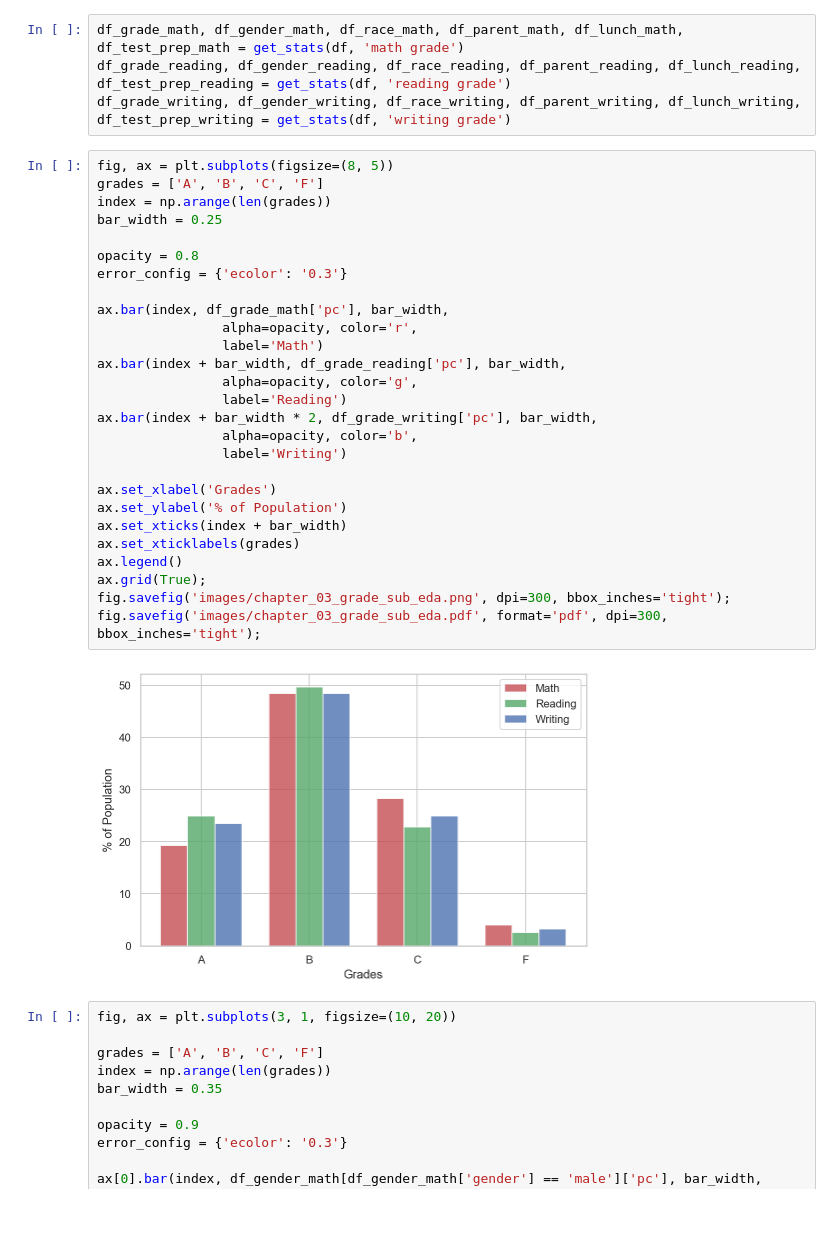
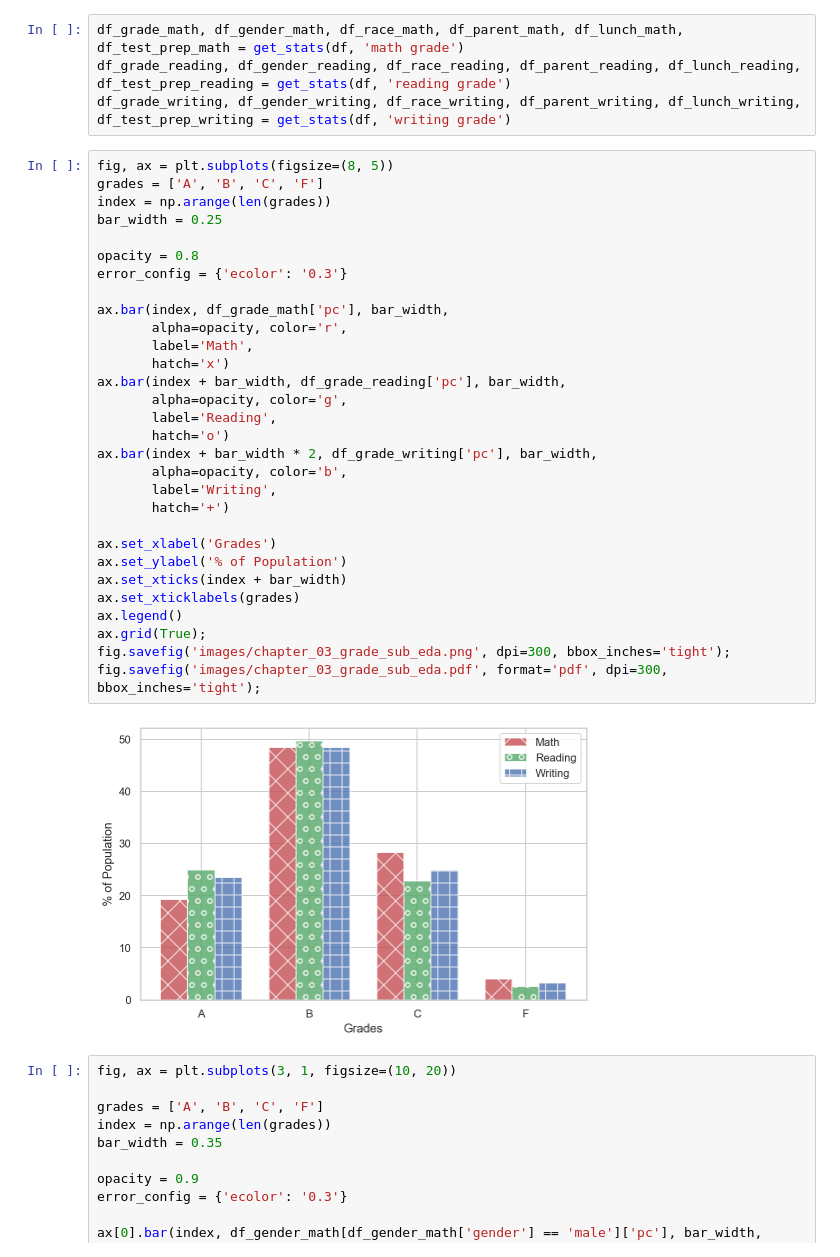
Before and after one commit to thampiman/interpretable-ai-book, a Jupyter notebook: Chapter_03/chapter_03.ipynb, the cells around one changed output. Cells and saved outputs as stored; diff of their text form; blank space fills up the shorter version.

```diff
--- a/Chapter_03/chapter_03.ipynb
+++ b/Chapter_03/chapter_03.ipynb
@@ -142,32 +142,35 @@ df_grade_writing, df_gender_writing, df_race_writing, df_parent_writing, df_lunc
 # %%
 fig, ax = plt.subplots(figsize=(8, 5))
 grades = ['A', 'B', 'C', 'F']
 index = np.arange(len(grades))
 bar_width = 0.25
 
 opacity = 0.8
 error_config = {'ecolor': '0.3'}
 
 ax.bar(index, df_grade_math['pc'], bar_width,
-                alpha=opacity, color='r',
-                label='Math')
+       alpha=opacity, color='r',
+       label='Math',
+       hatch='x')
 ax.bar(index + bar_width, df_grade_reading['pc'], bar_width,
-                alpha=opacity, color='g',
-                label='Reading')
+       alpha=opacity, color='g',
+       label='Reading',
+       hatch='o')
 ax.bar(index + bar_width * 2, df_grade_writing['pc'], bar_width,
-                alpha=opacity, color='b',
-                label='Writing')
+       alpha=opacity, color='b',
+       label='Writing',
+       hatch='+')
 
 ax.set_xlabel('Grades')
 ax.set_ylabel('% of Population')
 ax.set_xticks(index + bar_width)
 ax.set_xticklabels(grades)
 ax.legend()
 ax.grid(True);
 fig.savefig('images/chapter_03_grade_sub_eda.png', dpi=300, bbox_inches='tight');
 fig.savefig('images/chapter_03_grade_sub_eda.pdf', format='pdf', dpi=300, bbox_inches='tight');
 # %% [output]
-[figure, old version]
+[figure, new version]
 # %%
 fig, ax = plt.subplots(3, 1, figsize=(10, 20))
 
```
Also changed, not shown: parts of 5 cells of this notebook, 43 other files.
